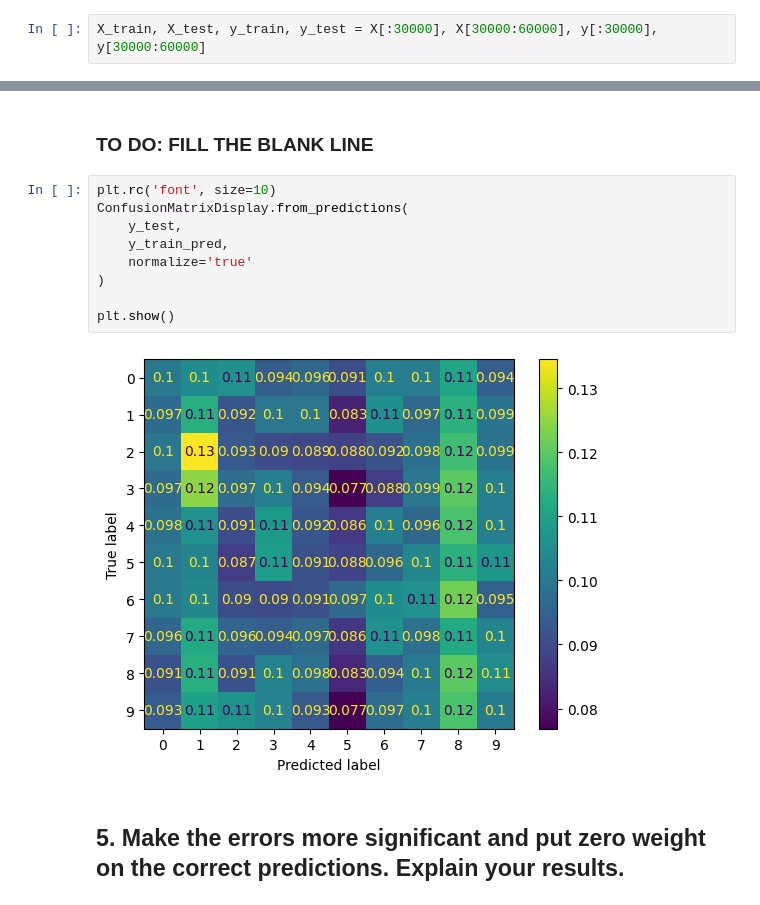
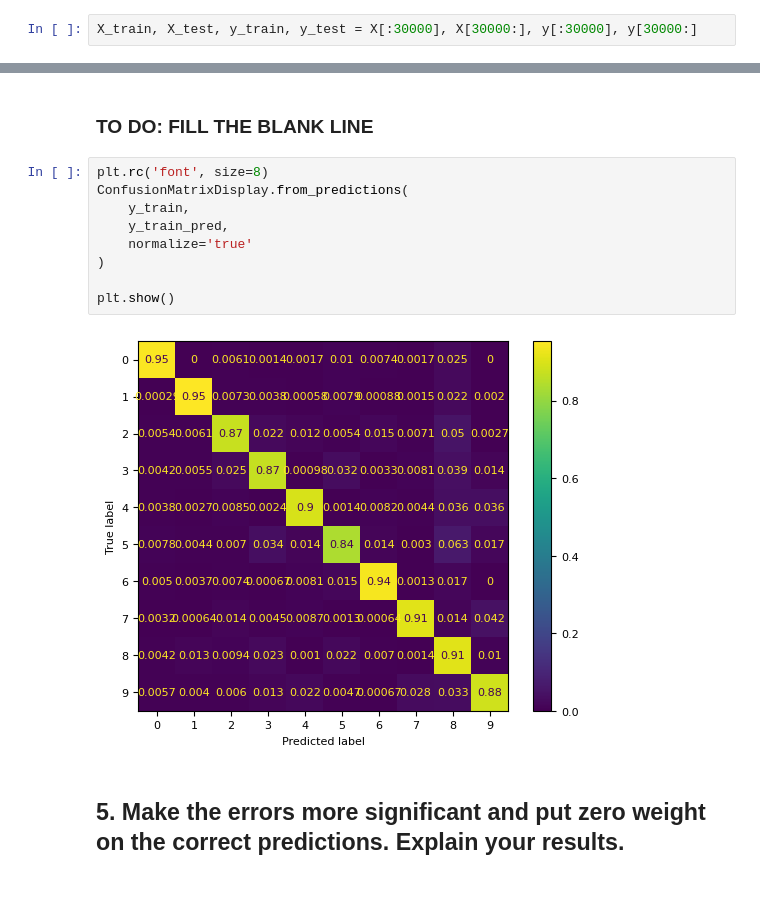
Before and after one commit to mr-nudo/intelligent-tools, a Jupyter notebook: Confusion_Matrix.ipynb, the cells around one changed output, grey strips where cells are left out. Drawn from its saved outputs; the diff is of its cells as text.

```diff
--- a/Confusion_Matrix.ipynb
+++ b/Confusion_Matrix.ipynb
@@ -36,7 +36,7 @@ since the data is already shuffled take the first 30000 elements as your train d
 # %% [markdown]
 ### **TO DO: FILL THE BLANK LINE**
 # %%
-X_train, X_test, y_train, y_test = X[:30000], X[30000:60000], y[:30000], y[30000:60000]
+X_train, X_test, y_train, y_test = X[:30000], X[30000:], y[:30000], y[30000:]
 # %% [markdown]
 Use the SGD classifier of Scikitlearn to classify the digits, the random state is set for the sake of reproducibility.
 # %%
@@ -74,16 +74,16 @@ plt.show()
 # %% [markdown]
 ### **TO DO: FILL THE BLANK LINE**
 # %%
-plt.rc('font', size=10)
+plt.rc('font', size=8)
 ConfusionMatrixDisplay.from_predictions(
-    y_test,
+    y_train,
     y_train_pred,
     normalize='true'
 )
 
 plt.show()
 # %% [output]
-[figure, old version]
+[figure, new version]
 # %% [markdown]
 ## 5. Make the errors more significant and put zero weight on the correct predictions. Explain your results.
 # %% [markdown]
```
Also changed, not shown: parts of 1 cell of this notebook.
